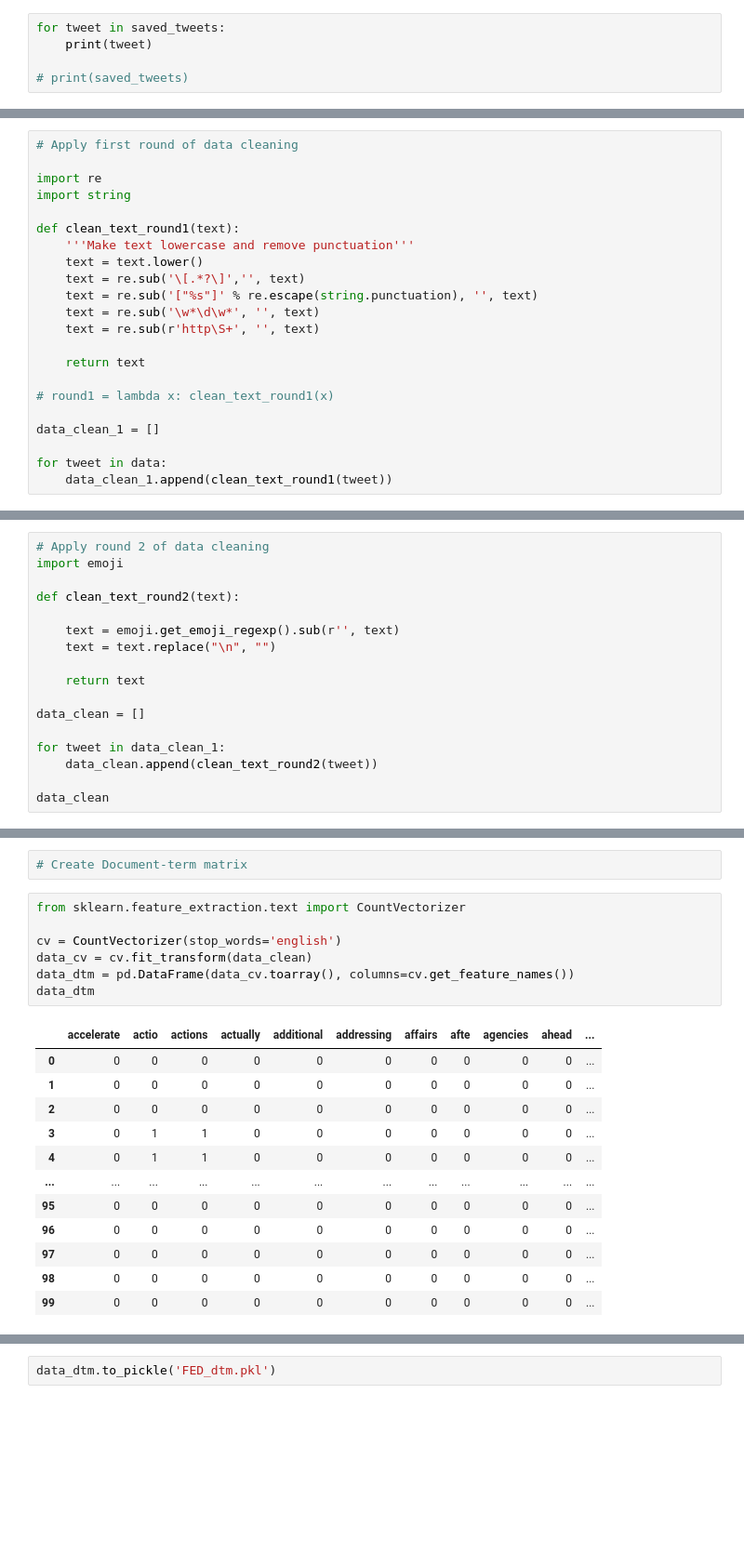
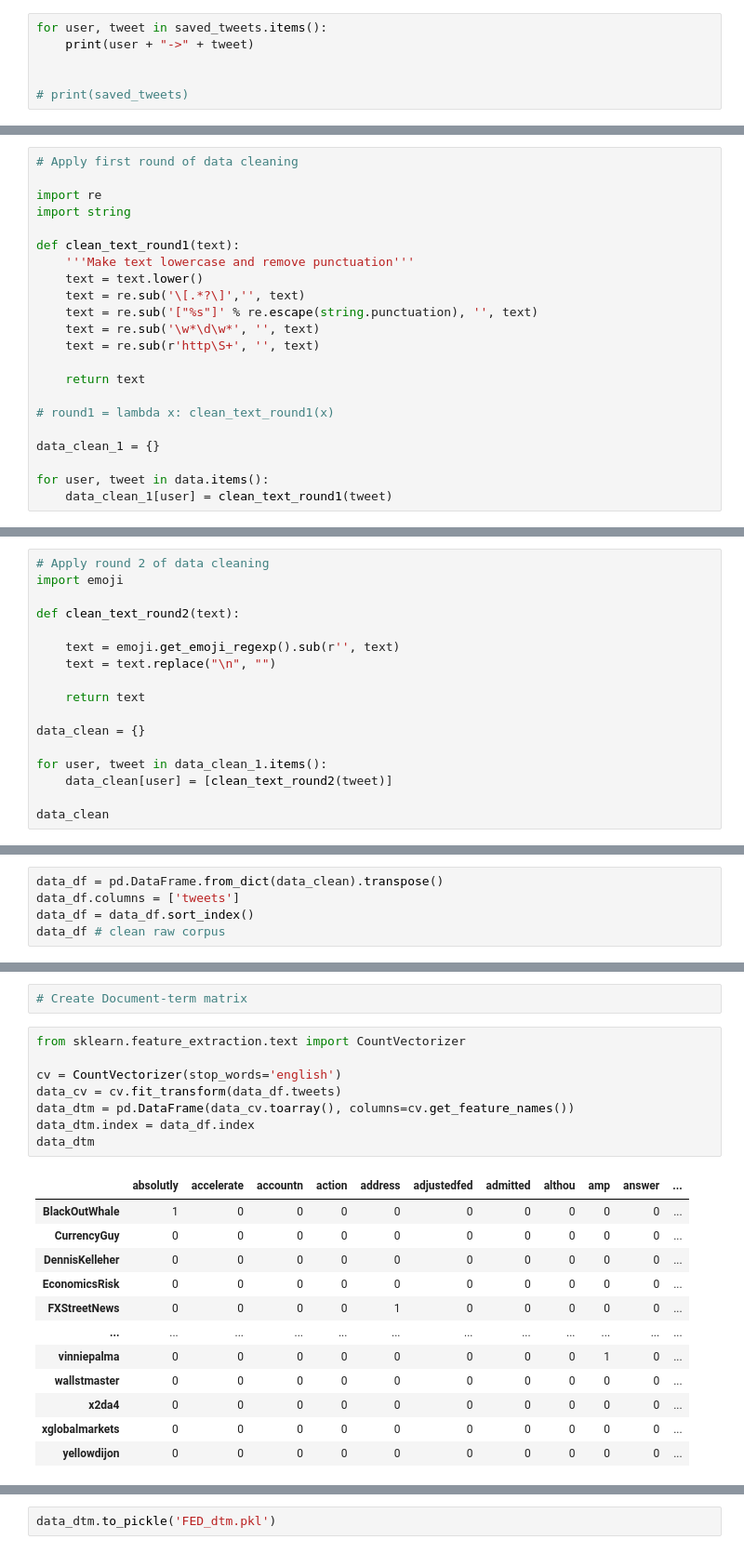
Before and after one commit to tperamun/macro-environment-data, a Jupyter notebook: twitter_data/FED_data_cleaning.ipynb, the cells around one changed output, grey strips where cells are left out. Shown: that part at 93% size. Saved outputs shown, nothing was run; the diff lists cells and outputs as text; blank space fills up the shorter version.

```diff
--- a/twitter_data/FED_data_cleaning.ipynb
+++ b/twitter_data/FED_data_cleaning.ipynb
@@ -42,8 +46,9 @@ Unexpected parameter: since
 Unexpected parameter: since
 Unexpected parameter: since
 # %%
-for tweet in saved_tweets:
-    print(tweet)
+for user, tweet in saved_tweets.items():
+    print(user + "->" + tweet)
+
 
 # print(saved_tweets)
 # %% [output]
@@ -129,10 +118,10 @@ def clean_text_round1(text):
 
 # round1 = lambda x: clean_text_round1(x)
 
-data_clean_1 = []
+data_clean_1 = {}
 
-for tweet in data:
-    data_clean_1.append(clean_text_round1(tweet))
+for user, tweet in data.items():
+    data_clean_1[user] = clean_text_round1(tweet)
 # %%
 data_clean_1
 # %% [output]
@@ -164,10 +153,10 @@ def clean_text_round2(text):
 
     return text
 
-data_clean = []
+data_clean = {}
 
-for tweet in data_clean_1:
-    data_clean.append(clean_text_round2(tweet))
+for user, tweet in data_clean_1.items():
+    data_clean[user] = [clean_text_round2(tweet)]
 
 data_clean
 # %% [output]
@@ -192,0 +182,5 @@ To hide this warning, pin/downgrade the package to 'emoji~=1.6.3'
+# %%
+data_df = pd.DataFrame.from_dict(data_clean).transpose()
+data_df.columns = ['tweets']
+data_df = data_df.sort_index()
+data_df # clean raw corpus
@@ -195,20 +205,21 @@ To hide this warning, pin/downgrade the package to 'emoji~=1.6.3'
 # %%
 from sklearn.feature_extraction.text import CountVectorizer
 
 cv = CountVectorizer(stop_words='english')
-data_cv = cv.fit_transform(data_clean)
+data_cv = cv.fit_transform(data_df.tweets)
 data_dtm = pd.DataFrame(data_cv.toarray(), columns=cv.get_feature_names())
+data_dtm.index = data_df.index
 data_dtm
 # %% [output]
-|  | accelerate | actio | actions | actually | additional | addressing | affairs | afte | agencies | ahead | ... |
-| 0 | 0 | 0 | 0 | 0 | 0 | 0 | 0 | 0 | 0 | 0 | ... |
-| 1 | 0 | 0 | 0 | 0 | 0 | 0 | 0 | 0 | 0 | 0 | ... |
-| 2 | 0 | 0 | 0 | 0 | 0 | 0 | 0 | 0 | 0 | 0 | ... |
-| 3 | 0 | 1 | 1 | 0 | 0 | 0 | 0 | 0 | 0 | 0 | ... |
-| 4 | 0 | 1 | 1 | 0 | 0 | 0 | 0 | 0 | 0 | 0 | ... |
+|  | absolutly | accelerate | accountn | action | address | adjustedfed | admitted | althou | amp | answer | ... |
+| BlackOutWhale | 1 | 0 | 0 | 0 | 0 | 0 | 0 | 0 | 0 | 0 | ... |
+| CurrencyGuy | 0 | 0 | 0 | 0 | 0 | 0 | 0 | 0 | 0 | 0 | ... |
+| DennisKelleher | 0 | 0 | 0 | 0 | 0 | 0 | 0 | 0 | 0 | 0 | ... |
+| EconomicsRisk | 0 | 0 | 0 | 0 | 0 | 0 | 0 | 0 | 0 | 0 | ... |
+| FXStreetNews | 0 | 0 | 0 | 0 | 1 | 0 | 0 | 0 | 0 | 0 | ... |
 | ... | ... | ... | ... | ... | ... | ... | ... | ... | ... | ... | ... |
-| 95 | 0 | 0 | 0 | 0 | 0 | 0 | 0 | 0 | 0 | 0 | ... |
-| 96 | 0 | 0 | 0 | 0 | 0 | 0 | 0 | 0 | 0 | 0 | ... |
-| 97 | 0 | 0 | 0 | 0 | 0 | 0 | 0 | 0 | 0 | 0 | ... |
-| 98 | 0 | 0 | 0 | 0 | 0 | 0 | 0 | 0 | 0 | 0 | ... |
-| 99 | 0 | 0 | 0 | 0 | 0 | 0 | 0 | 0 | 0 | 0 | ... |
+| vinniepalma | 0 | 0 | 0 | 0 | 0 | 0 | 0 | 0 | 1 | 0 | ... |
+| wallstmaster | 0 | 0 | 0 | 0 | 0 | 0 | 0 | 0 | 0 | 0 | ... |
+| x2da4 | 0 | 0 | 0 | 0 | 0 | 0 | 0 | 0 | 0 | 0 | ... |
+| xglobalmarkets | 0 | 0 | 0 | 0 | 0 | 0 | 0 | 0 | 0 | 0 | ... |
+| yellowdijon | 0 | 0 | 0 | 0 | 0 | 0 | 0 | 0 | 0 | 0 | ... |
```
Also changed, not shown: parts of 9 cells of this notebook, 2 other files.
